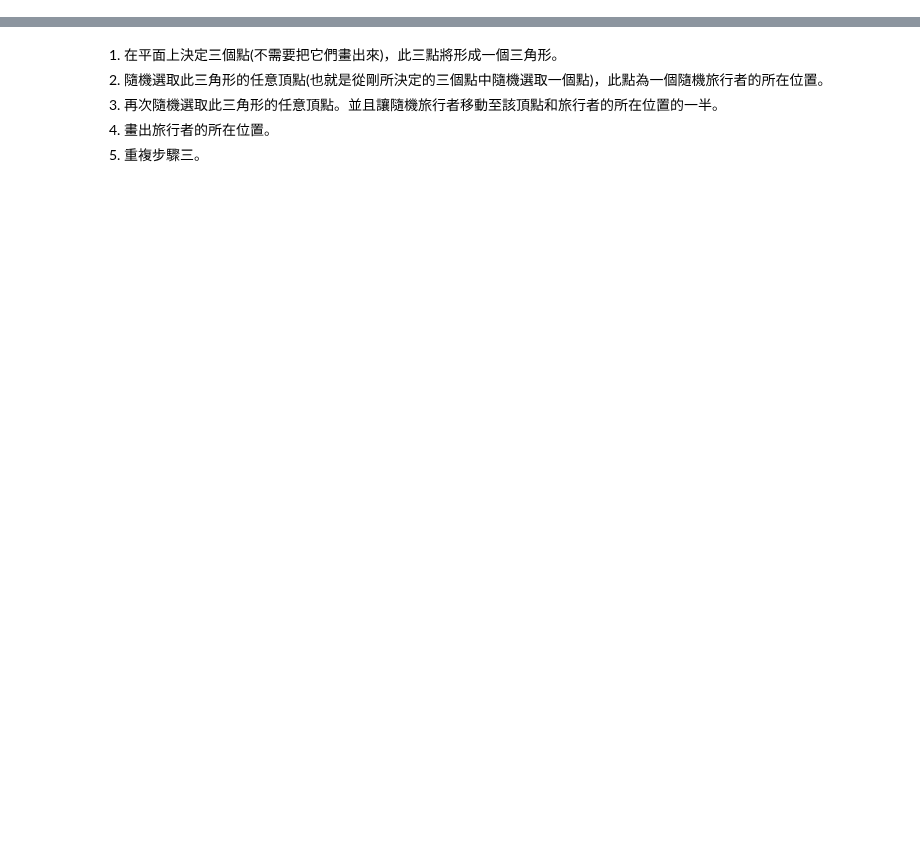
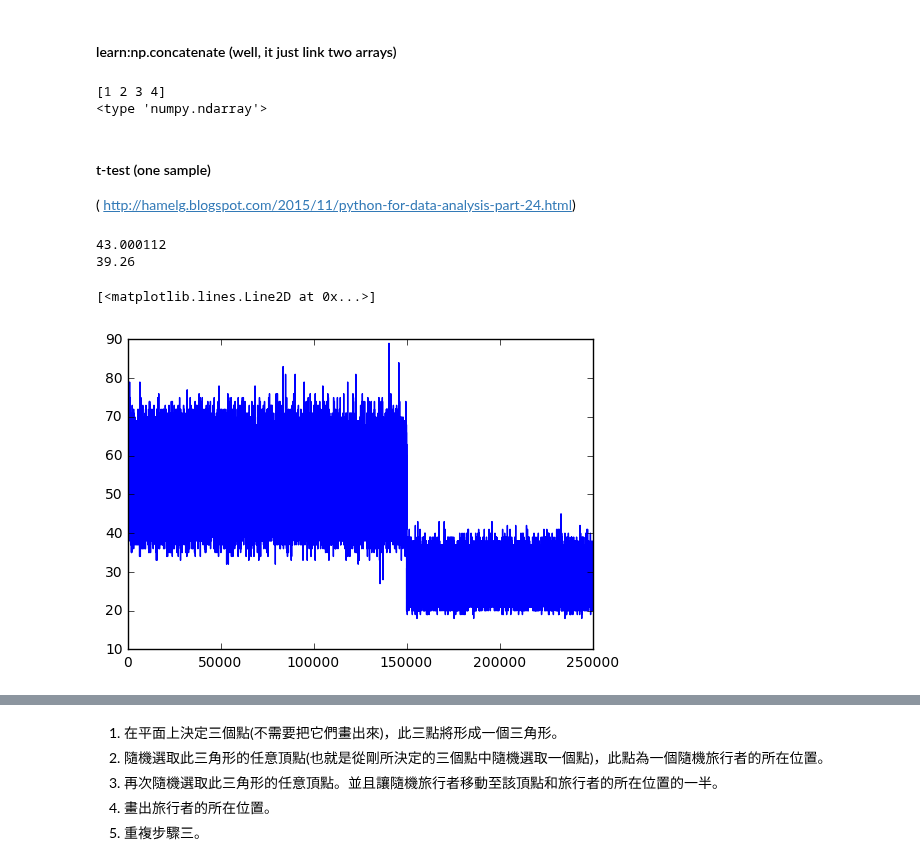
Before and after one commit to ScarletMcLearn/Notebooks, a Jupyter notebook: BDSE03_Vortrag.ipynb, the cells around one changed output, grey strips where cells are left out. Drawn from its saved outputs; the diff is of its cells as text; code cells hidden in the pictures; blank space fills up the shorter version.

```diff
--- a/BDSE03_Vortrag.ipynb
+++ b/BDSE03_Vortrag.ipynb
@@ -14,0 +17,35 @@ import pandas as pd # For converting results to a dataframe and bar chart plots
+# %% [markdown]
+#### learn:np.concatenate (well, it just link two arrays)
+# %%
+a=[1,2]
+b=[3,4]
+print np.concatenate((a,b))
+print type(np.concatenate((a,b)))
+# %% [output]
+[1 2 3 4]
+<type 'numpy.ndarray'>
+# %% [markdown]
+#### t-test (one sample)
+
+( http://hamelg.blogspot.com/2015/11/python-for-data-analysis-part-24.html)
+# %%
+np.random.seed(6)         # choose a specific seed if we'd like to see the results to be the same all the time.
+
+population_ages1 = stats.poisson.rvs(loc=18, mu=35, size=150000)
+population_ages2 = stats.poisson.rvs(loc=18, mu=10, size=100000)
+population_ages = np.concatenate((population_ages1, population_ages2))
+
+taitung_ages1 = stats.poisson.rvs(loc=18, mu=30, size=30)
+taitung_ages2 = stats.poisson.rvs(loc=18, mu=10, size=20)
+taitung_ages = np.concatenate((taitung_ages1, taitung_ages2))
+
+print( population_ages.mean() )
+print( taitung_ages.mean() )
+# %% [output]
+43.000112
+39.26
+# %%
+plt.plot(population_ages)
+# %% [output]
+[<matplotlib.lines.Line2D at 0x...>]
+[figure, added]
```
Also changed, not shown: parts of 106 cells of this notebook.
